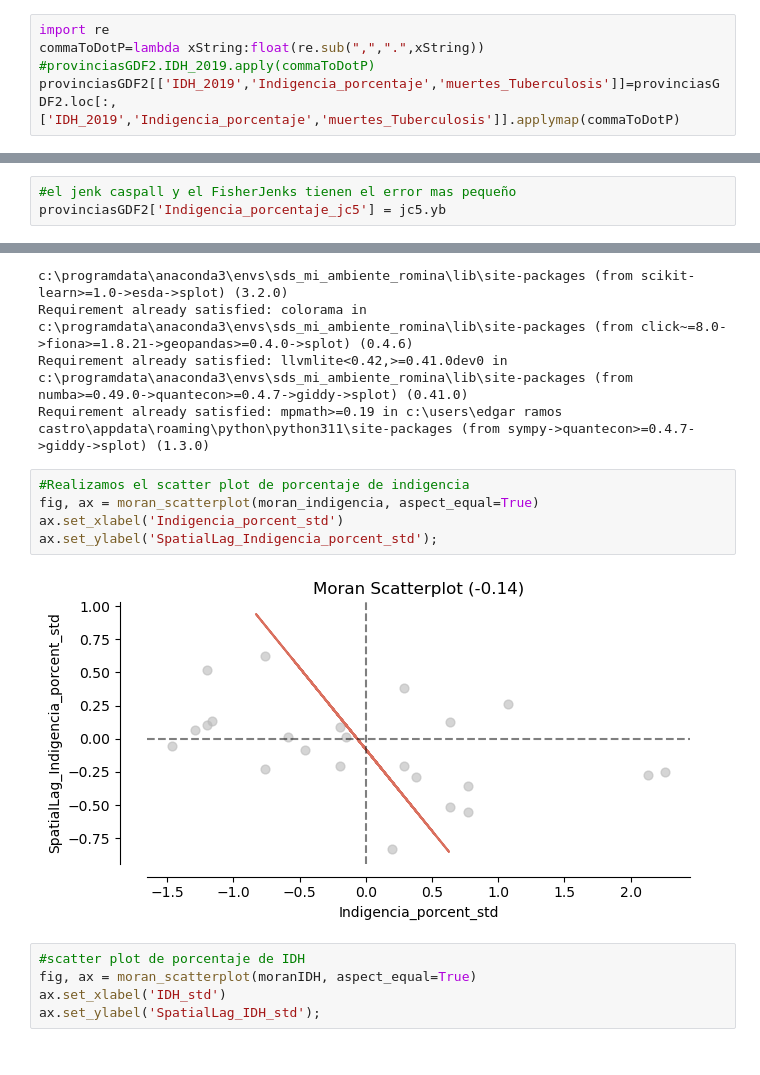
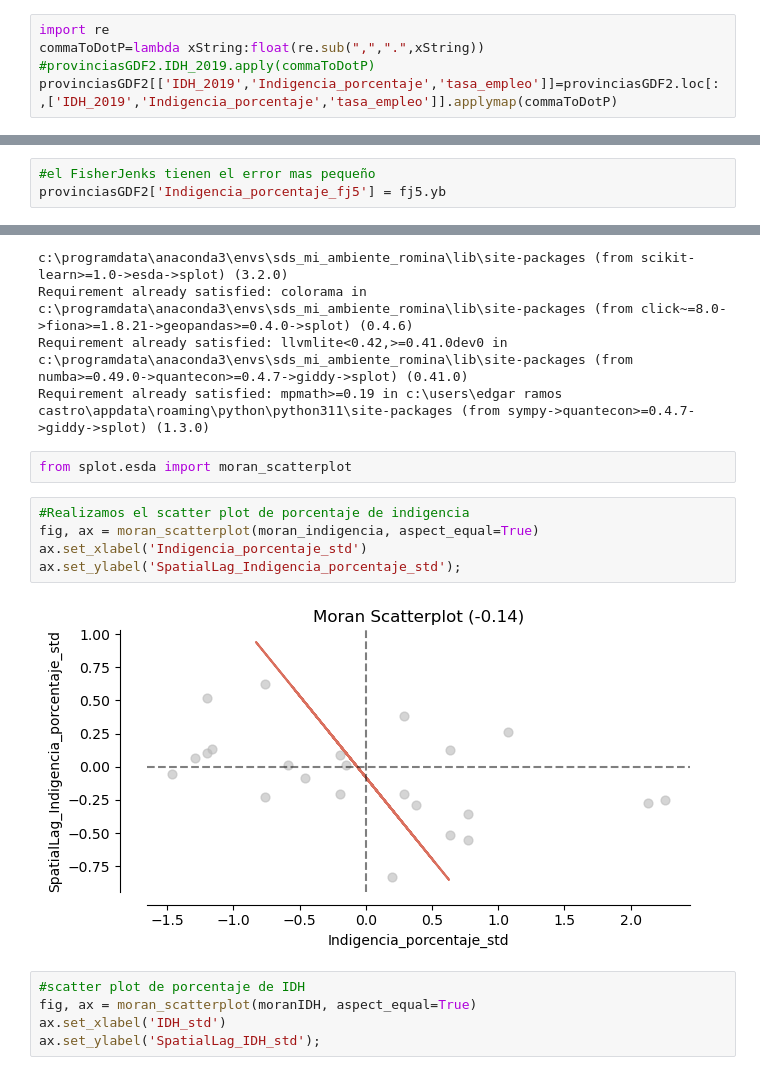
Before and after one commit to Romina300/TareaFinal_2, a Jupyter notebook: index.ipynb, the cells around one changed output, grey strips where cells are left out. Drawn from its saved outputs; the diff is of its cells as text.

```diff
--- a/index.ipynb
+++ b/index.ipynb
@@ -246,4 +247,4 @@ KeyError: 'muertes_Tuberculosis'
 import re
 commaToDotP=lambda xString:float(re.sub(",",".",xString))
 #provinciasGDF2.IDH_2019.apply(commaToDotP)
-provinciasGDF2[['IDH_2019','Indigencia_porcentaje','muertes_Tuberculosis']]=provinciasGDF2.loc[:,['IDH_2019','Indigencia_porcentaje','muertes_Tuberculosis']].applymap(commaToDotP)
+provinciasGDF2[['IDH_2019','Indigencia_porcentaje','tasa_empleo']]=provinciasGDF2.loc[:,['IDH_2019','Indigencia_porcentaje','tasa_empleo']].applymap(commaToDotP)
@@ -351,6 +335,6 @@ adcms #este es para ver el error
 # %%
-#el jenk caspall y el FisherJenks tienen el error mas pequeño
-provinciasGDF2['Indigencia_porcentaje_jc5'] = jc5.yb
+#el FisherJenks tienen el error mas pequeño
+provinciasGDF2['Indigencia_porcentaje_fj5'] = fj5.yb
 # %%
 # Ahora, se grafica el mapa con las clasificaciones
 import matplotlib.pyplot as plt
@@ -606,13 +578,15 @@ Requirement already satisfied: threadpoolctl>=2.0.0 in c:\programdata\anaconda3\
 Requirement already satisfied: colorama in c:\programdata\anaconda3\envs\sds_mi_ambiente_romina\lib\site-packages (from click~=8.0->fiona>=1.8.21->geopandas>=0.4.0->splot) (0.4.6)
 Requirement already satisfied: llvmlite<0.42,>=0.41.0dev0 in c:\programdata\anaconda3\envs\sds_mi_ambiente_romina\lib\site-packages (from numba>=0.49.0->quantecon>=0.4.7->giddy->splot) (0.41.0)
 Requirement already satisfied: mpmath>=0.19 in c:\users\edgar ramos castro\appdata\roaming\python\python311\site-packages (from sympy->quantecon>=0.4.7->giddy->splot) (1.3.0)
+# %%
+from splot.esda import moran_scatterplot
 # %%
 #Realizamos el scatter plot de porcentaje de indigencia
 fig, ax = moran_scatterplot(moran_indigencia, aspect_equal=True)
-ax.set_xlabel('Indigencia_porcent_std')
-ax.set_ylabel('SpatialLag_Indigencia_porcent_std');
+ax.set_xlabel('Indigencia_porcentaje_std')
+ax.set_ylabel('SpatialLag_Indigencia_porcentaje_std');
 # %% [output]
-[figure, old version]
+[figure, new version]
 # %%
 #scatter plot de porcentaje de IDH
 fig, ax = moran_scatterplot(moranIDH, aspect_equal=True)
```
Also changed, not shown: parts of 33 cells of this notebook, 2 other files.
